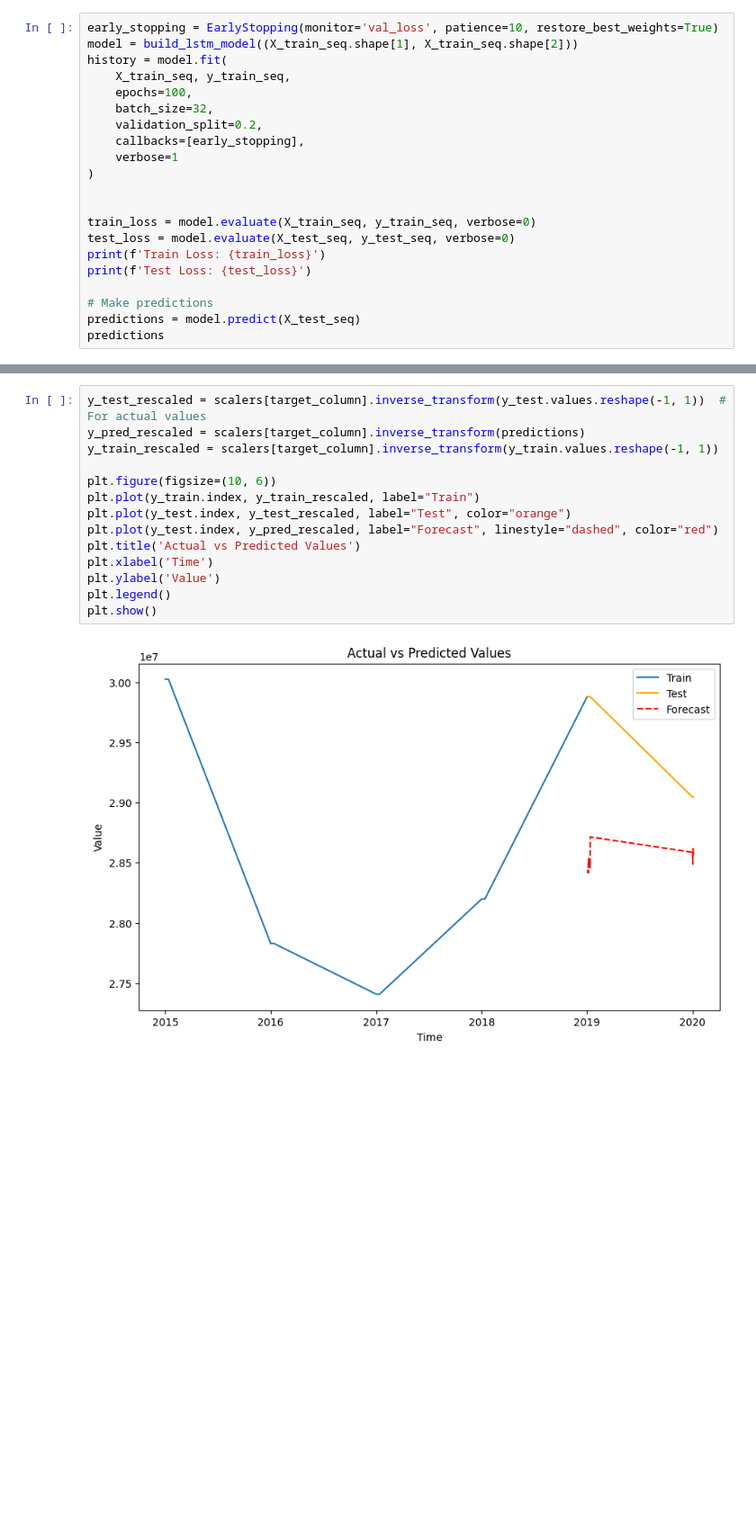
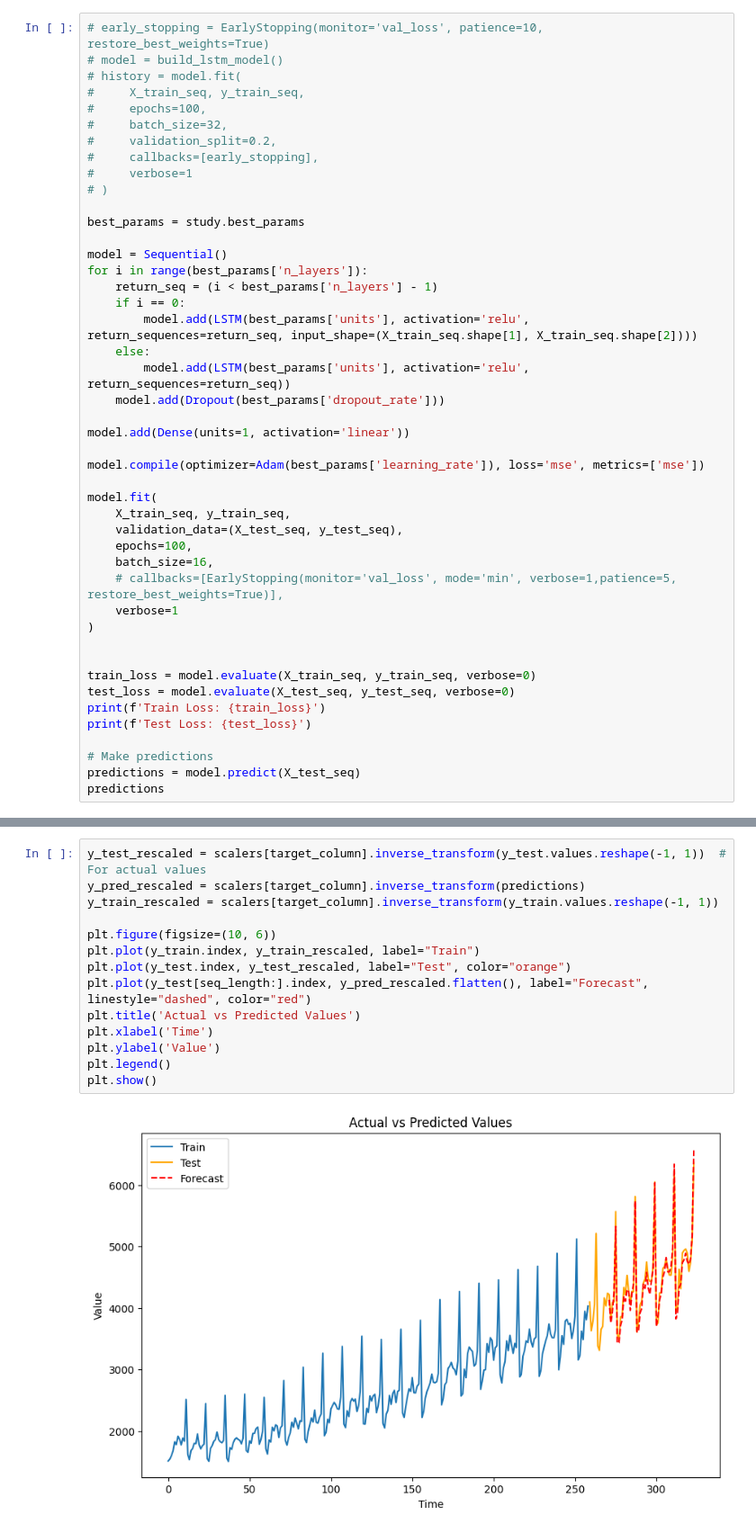
Before and after one commit to Raed-Bourouis/MLEASE, a Jupyter notebook: Training2/Lstm2.ipynb, the cells around one changed output, grey strips where cells are left out. Shown at 90% size. Drawn from its saved outputs; the diff is of its cells as text; blank space fills up the shorter version.

```diff
--- a/Training2/Lstm2.ipynb
+++ b/Training2/Lstm2.ipynb
@@ -145,14 +248,38 @@ def build_lstm_model_2():
     model.compile(optimizer='adam', loss='mse')
     return model
 # %%
-early_stopping = EarlyStopping(monitor='val_loss', patience=10, restore_best_weights=True)
-model = build_lstm_model((X_train_seq.shape[1], X_train_seq.shape[2]))
-history = model.fit(
+# early_stopping = EarlyStopping(monitor='val_loss', patience=10, restore_best_weights=True)
+# model = build_lstm_model()
+# history = model.fit(
+#     X_train_seq, y_train_seq,
+#     epochs=100,
+#     batch_size=32,
+#     validation_split=0.2,
+#     callbacks=[early_stopping],
+#     verbose=1
+# )
+
+best_params = study.best_params
+
+model = Sequential()
+for i in range(best_params['n_layers']):
+    return_seq = (i < best_params['n_layers'] - 1)
+    if i == 0:
+        model.add(LSTM(best_params['units'], activation='relu', return_sequences=return_seq, input_shape=(X_train_seq.shape[1], X_train_seq.shape[2])))
+    else:
+        model.add(LSTM(best_params['units'], activation='relu', return_sequences=return_seq))
+    model.add(Dropout(best_params['dropout_rate']))
+
+model.add(Dense(units=1, activation='linear'))
+
+model.compile(optimizer=Adam(best_params['learning_rate']), loss='mse', metrics=['mse'])
+
+model.fit(
     X_train_seq, y_train_seq,
+    validation_data=(X_test_seq, y_test_seq),
     epochs=100,
-    batch_size=32,
-    validation_split=0.2,
-    callbacks=[early_stopping],
+    batch_size=16,
+    # callbacks=[EarlyStopping(monitor='val_loss', mode='min', verbose=1,patience=5, restore_best_weights=True)],
     verbose=1
 )
 
@@ -200,16 +331,16 @@ array([[0.39595622],
 # %%
 y_test_rescaled = scalers[target_column].inverse_transform(y_test.values.reshape(-1, 1))  # For actual values
 y_pred_rescaled = scalers[target_column].inverse_transform(predictions)
 y_train_rescaled = scalers[target_column].inverse_transform(y_train.values.reshape(-1, 1))
 
 plt.figure(figsize=(10, 6))
 plt.plot(y_train.index, y_train_rescaled, label="Train")
 plt.plot(y_test.index, y_test_rescaled, label="Test", color="orange")
-plt.plot(y_test.index, y_pred_rescaled, label="Forecast", linestyle="dashed", color="red")
+plt.plot(y_test[seq_length:].index, y_pred_rescaled.flatten(), label="Forecast", linestyle="dashed", color="red")
 plt.title('Actual vs Predicted Values')
 plt.xlabel('Time')
 plt.ylabel('Value')
 plt.legend()
 plt.show()
 # %% [output]
-[figure, old version]
+[figure, new version]
```
Also changed, not shown: parts of 15 cells of this notebook, 7 other files.
